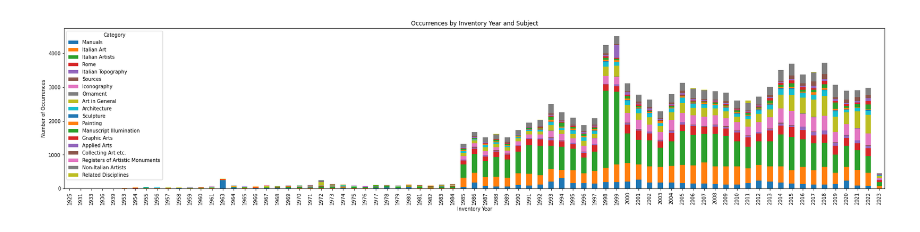
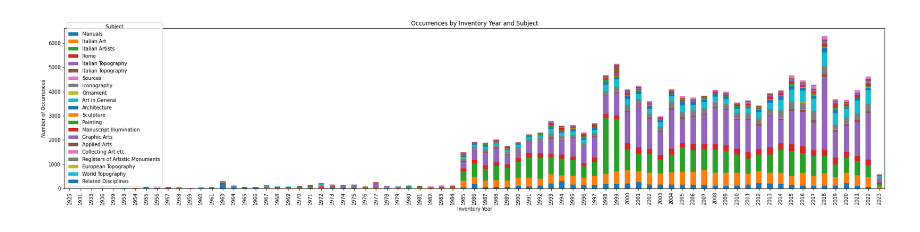
Before and after one commit to hanaCasey/BHVizData, a Jupyter notebook: statistics.ipynb, the cells around one changed output. Saved outputs shown, nothing was run; the diff lists cells and outputs as text; code cells hidden in the pictures.

```diff
--- a/statistics.ipynb
+++ b/statistics.ipynb
@@ -27,28 +27,28 @@ plt.show()
 # %%
 
 # Group the DataFrame by inventory year and category and count the occurrences
 df['Level1'] = df.signature.str[0]
 year_counts = df.groupby(['inventory_year', 'Level1']).size().unstack()
 
-subject_dict= {'A': 'Manuals', 'B': 'Italian Art', 'C': 'Italian Artists', 'D': 'Rome', 'F': 'Italian Topography', 'G': 'Sources', 'H': 'Iconography',
+subject_dict= {'A': 'Manuals', 'B': 'Italian Art', 'C': 'Italian Artists', 'D': 'Rome','E':'Italian Topography', 'F': 'Italian Topography', 'G': 'Sources', 'H': 'Iconography',
                'J': 'Ornament', 'M': 'Art in General', 'N': 'Architecture', 'O':'Sculpture', 'P': 'Painting', 'Q': 'Manuscript Illumination', 'R': 'Graphic Arts',
-               'S': 'Applied Arts', 'T': 'Collecting Art etc.', 'U': 'Registers of Artistic Monuments', 'W': 'Non-Italian Artists', 'Z': 'Related Disciplines'}
+               'S': 'Applied Arts', 'T': 'Collecting Art etc.', 'U': 'Registers of Artistic Monuments', 'W': 'Non-Italian Artists','X': 'European Topography', 'Y': 'World Topography', 'Z': 'Related Disciplines'}
 
 # Plot the year_counts as a bar plot
 ax = year_counts.plot(kind='bar', stacked=True, figsize=(30, 6))
 plt.xlabel('Inventory Year')
 plt.ylabel('Number of Occurrences')
 plt.title('Occurrences by Inventory Year and Subject')
 plt.legend(title='Subject')
 
 # Set the legend labels using the category_dict
 handles, labels = ax.get_legend_handles_labels()
 new_labels = [subject_dict[label] for label in labels]
 plt.legend(handles=handles, labels=new_labels, title='Subject')
 
 # Set the x-tick labels to be integers
 ax.set_xticklabels(year_counts.index.astype(int))
 
 plt.show()
 # %% [output]
-[figure, old version]
+[figure, new version]
```
Also changed, not shown: parts of 1 cell of this notebook, 5 other files.
